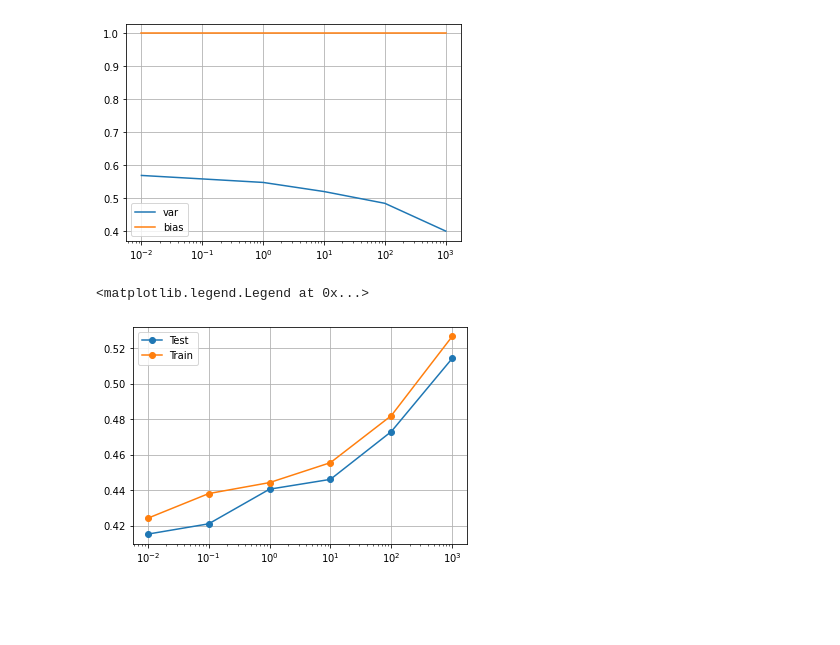
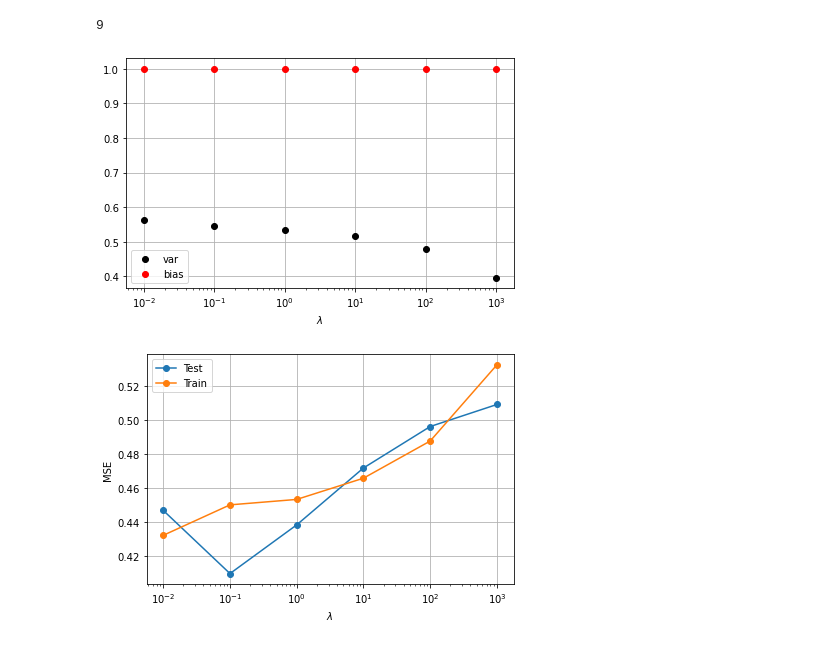
Before and after one commit to MortenTryti/MachineLearning, a Jupyter notebook: Project 1/Task 6.ipynb, the cells around one changed output. Saved outputs shown, nothing was run; the diff lists cells and outputs as text; code cells hidden in the pictures; blank space fills up the shorter version.

Commit message:
just added the plots and such

```diff
--- a/Project 1/Task 6.ipynb
+++ b/Project 1/Task 6.ipynb
@@ -403,0 +435,24 @@ plt.legend()
+# %%
+bestdeg = np.argmin(Boot_MSE_test)
+print(bestdeg)
+
+
+
+
+print(x.shape,y.shape)
+X = create_X(x,y,bestdeg)
+
+
+X_scaled = scaler.fit_transform(X)
+z_scaled = scaler.fit_transform(z)
+print(X_scaled.shape,z_scaled.shape)
+beta = OLSmethod(X_scaled,z_scaled.reshape(-1,1))
+
+plt.imshow(z_scaled)
+plt.colorbar()
+plt.show()
+
+
+print(X_scaled.shape)
+plt.imshow(X_scaled@beta)
+plt.colorbar()
@@ -432,15 +510,28 @@ for alpha in lam:
 # %%
-plt.semilogx(lam,variancelist,label='var')
-plt.semilogx(lam,biaslist,label = "bias")
+ridgemin = np.unravel_index(TestMSElist.argmin(), TestMSElist.shape)[1]
+print(ridgemin)
+plt.semilogx(lam,variancelist[:,ridgemin],"ok",label='var')
+plt.semilogx(lam,biaslist[:,ridgemin],"or",label = "bias")
 plt.grid()
 plt.legend()
+plt.xlabel("$\lambda$")
+plt.tight_layout()
+plt.savefig(f"task6Bias6ridgepoly{ridgemin}.pdf")
+
 plt.show()
 
-plt.semilogx(lam,TestMSElist, "-o" ,label = "Test")
-plt.semilogx(lam,TrainMSElist, "-o",label = "Train")
+plt.semilogx(lam,TestMSElist[:,ridgemin], "-o" ,label = "Test")
+plt.semilogx(lam,TrainMSElist[:,ridgemin], "-o",label = "Train")
 plt.grid()
+plt.xlabel("$\lambda$")
+plt.ylabel("MSE")
+plt.tight_layout()
+
+
 plt.legend()
+plt.savefig(f"task6MSEridgepoly{ridgemin}.pdf")
+plt.show()
 # %% [output]
+9
-[figure, old version]
+[figure, new version]
-<matplotlib.legend.Legend at 0x...>
-[figure, old version]
+[figure, new version]
```
Also changed, not shown: parts of 6 cells of this notebook, 1 other file.
